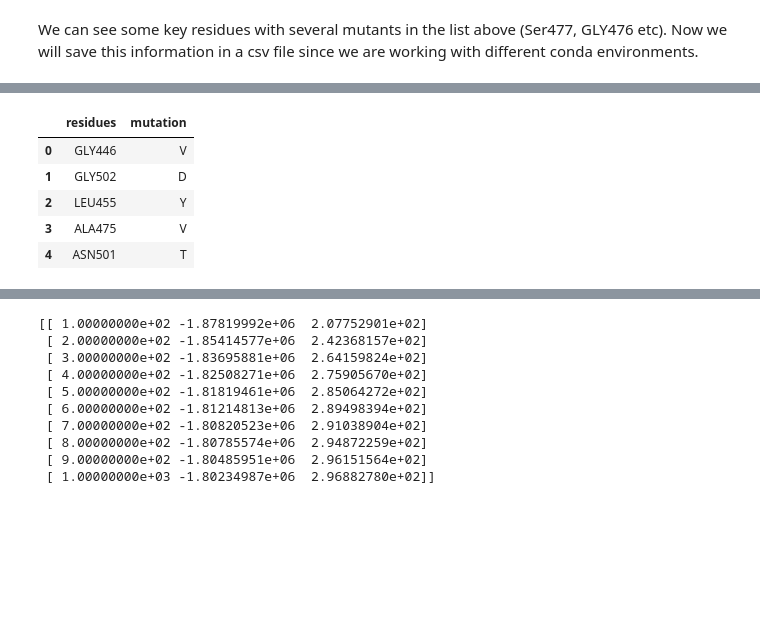
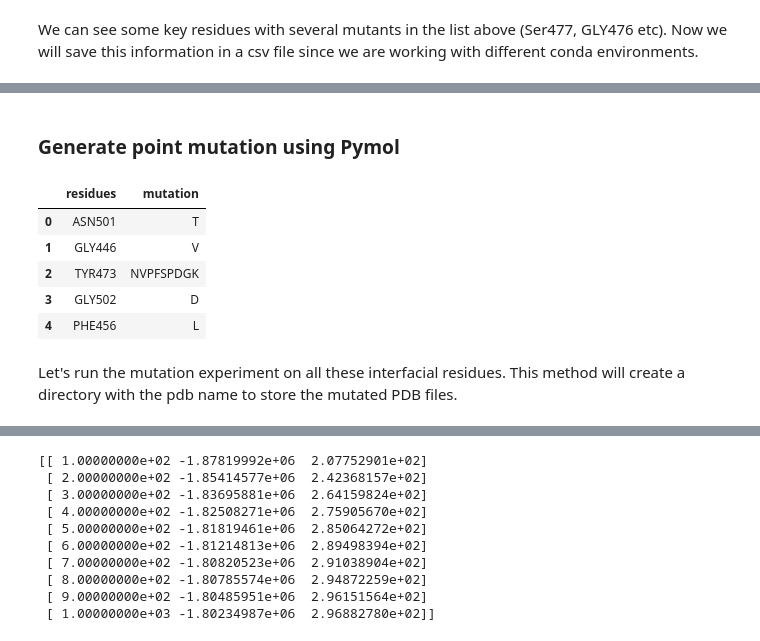
Before and after one commit to abhikmukh/protein_antibody_interface_design_platform, a Jupyter notebook: antibody.ipynb, the cells around one changed output, grey strips where cells are left out. Cells and saved outputs as stored; diff of their text form; code cells hidden in the pictures; blank space fills up the shorter version.

```diff
--- a/antibody.ipynb
+++ b/antibody.ipynb
@@ -357 +359,3 @@ write_csv_file("data/", "residues_with_mutagenesis_info.csv", residues_with_muta
+# %% [markdown]
+### Generate point mutation using Pymol
 # %%
@@ -412,15 +413,17 @@ class RunInsilicoMutation:
 # %%
 list_of_amino_acids = ["ALA", "ARG", "ASN", "ASP", "CYS", "GLN", "GLU", "GLY", "HIS", "ILE", "LEU", "LYS", "MET", "PHE", "PRO", "SER", "THR", "TRP", "TYR", "VAL"]
 # %%
-residues_info_df = pd.read_csv("data/residues_info_df.csv")
+residues_info_df = pd.read_csv("data/residues_with_mutagenesis_info.csv")
 residues_info_df.head()
 # %% [output]
 |  | residues | mutation |
-| 0 | GLY446 | V |
-| 1 | GLY502 | D |
-| 2 | LEU455 | Y |
-| 3 | ALA475 | V |
-| 4 | ASN501 | T |
+| 0 | ASN501 | T |
+| 1 | GLY446 | V |
+| 2 | TYR473 | NVPFSPDGK |
+| 3 | GLY502 | D |
+| 4 | PHE456 | L |
+# %% [markdown]
+Let's run the mutation experiment on all these interfacial residues. This method will create a directory with the pdb name to store the mutated PDB files.
 # %%
 RunInsilicoMutation("pdb6m0j.ent", "E").run_pymol_mutation_on_files(residues_info_df["residues"].to_list(), list_of_amino_acids)
 # %% [output]
```
Also changed, not shown: parts of 56 cells of this notebook.
